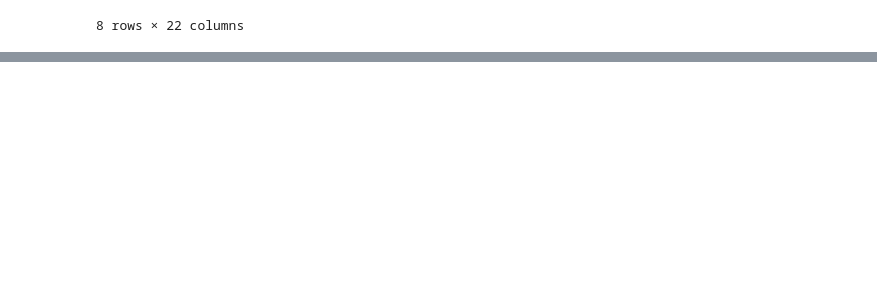
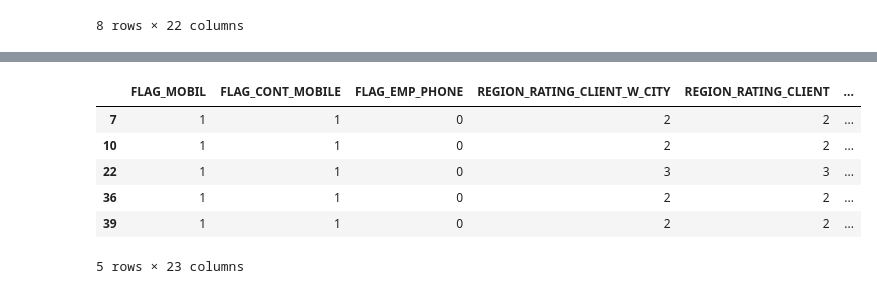
Before and after one commit to VarunArora14/ML-minor-project, a Jupyter notebook: df_work.ipynb, the cells around one changed output, grey strips where cells are left out. Saved outputs shown, nothing was run; the diff lists cells and outputs as text; code cells hidden in the pictures; blank space fills up the shorter version.

```diff
--- a/df_work.ipynb
+++ b/df_work.ipynb
@@ -160,0 +207,10 @@ df[df["EMPLOYMENT_YEARS_RANGE"]=="45 Above"].describe()
+# %%
+df[df["DAYS_EMPLOYED"]==365243].head() # 1000 years of employment age
+# %% [output]
+|  | FLAG_MOBIL | FLAG_CONT_MOBILE | FLAG_EMP_PHONE | REGION_RATING_CLIENT_W_CITY | REGION_RATING_CLIENT | ... |
+| 7 | 1 | 1 | 0 | 2 | 2 | ... |
+| 10 | 1 | 1 | 0 | 2 | 2 | ... |
+| 22 | 1 | 1 | 0 | 3 | 3 | ... |
+| 36 | 1 | 1 | 0 | 2 | 2 | ... |
+| 39 | 1 | 1 | 0 | 2 | 2 | ... |
+5 rows × 23 columns
```
Also changed, not shown: parts of 17 cells of this notebook, 3 other files.
